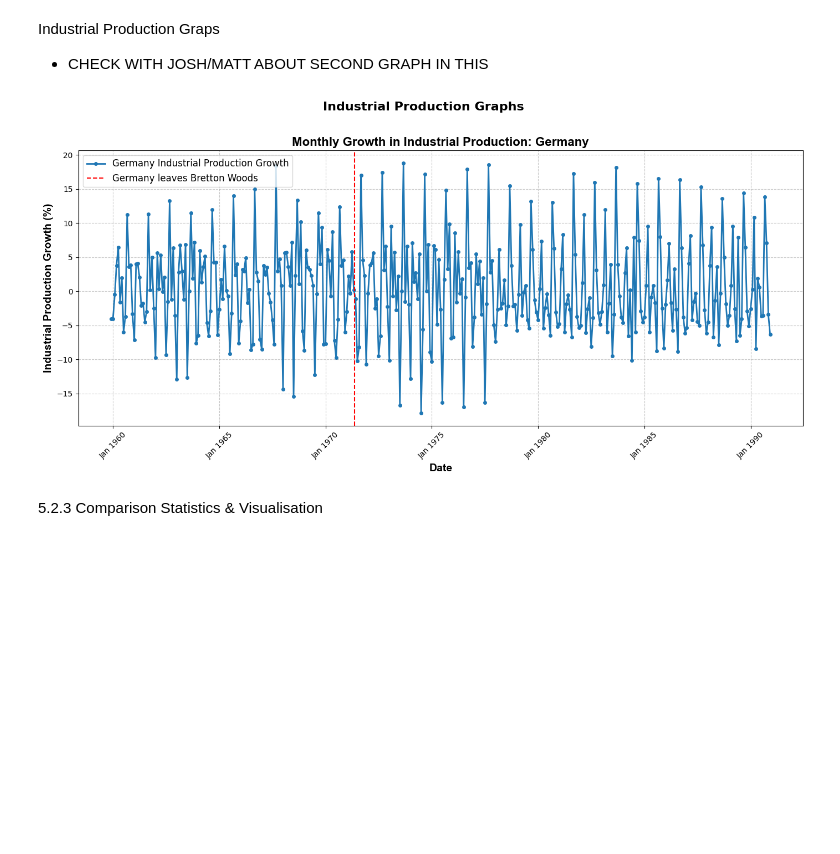
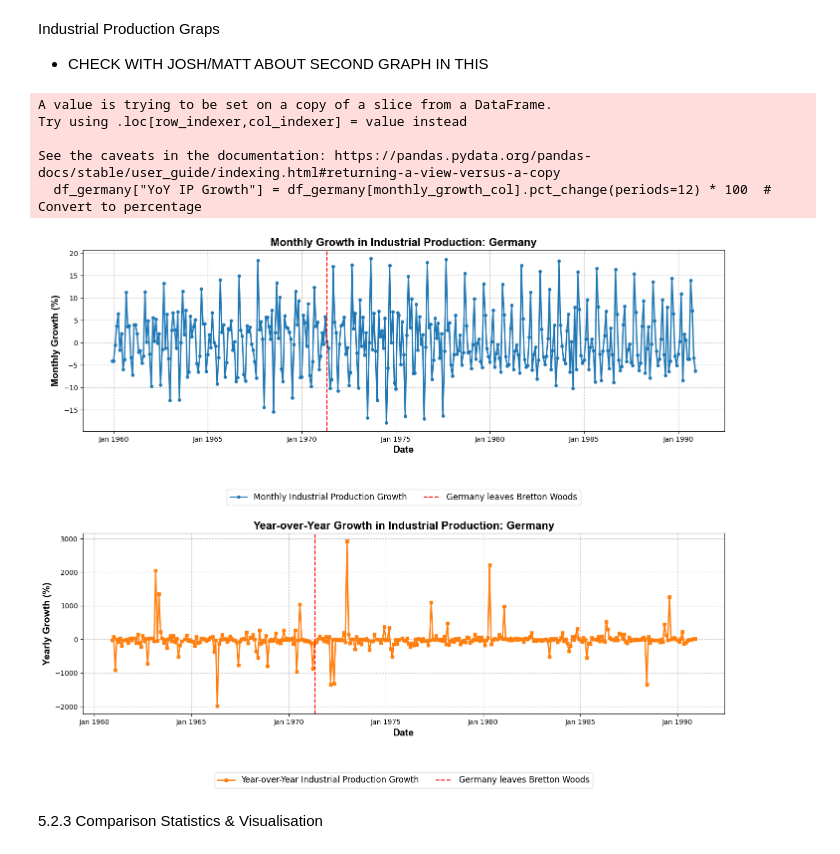
Before and after one commit to thoomkuzhymatthew/EC1B1_group28, a Jupyter notebook: code/Section_5_code.ipynb, the cells around one changed output. Saved outputs shown, nothing was run; the diff lists cells and outputs as text; code cells hidden in the pictures; blank space fills up the shorter version.

```diff
--- a/code/Section_5_code.ipynb
+++ b/code/Section_5_code.ipynb
@@ -217,53 +217,70 @@ Industrial Production Graps
 # %%
 import pandas as pd
 import matplotlib.pyplot as plt
 import matplotlib.dates as mdates
 
 # Load the data
 df = pd.read_excel("../data/final_df.xlsx")
 
 # Convert 'Time' column to datetime format
 df["Time"] = pd.to_datetime(df["Time"], errors="coerce")
 
 # Filter the data for Germany
 df_germany = df[df["Country"] == "Germany"]
 
-# Define the column for monthly industrial production growth
-industrial_production_column = "German Monthly IP Growth"
+# Define the columns
+monthly_growth_col = "German Monthly IP Growth"
 
-# Create the figure and axis for the plot
-fig, ax = plt.subplots(figsize=(14, 7))
+# Calculate Year-over-Year (YoY) Growth
+df_germany["YoY IP Growth"] = df_germany[monthly_growth_col].pct_change(periods=12) * 100  # Convert to percentage
 
-# Plot Germany's industrial production growth
-ax.plot(df_germany["Time"], df_germany[industrial_production_column], label="Germany Industrial Production Growth", color="#1f77b4", linewidth=2, marker="o", markersize=4)
+# Create figure with two separate subplots
+fig, axes = plt.subplots(nrows=2, ncols=1, figsize=(14, 12), sharex=False)
 
-# Add vertical red line marking Germany's exit from Bretton Woods (May 1971)
-ax.axvline(pd.to_datetime("1971-05-10"), color="red", linestyle="--", linewidth=1.5, label="Germany leaves Bretton Woods")
+# ---- Plot 1: Monthly Growth in Industrial Production ----
+axes[0].plot(df_germany["Time"], df_germany[monthly_growth_col], label="Monthly Industrial Production Growth",
+             color="#1f77b4", linewidth=2, marker="o", markersize=4)
 
-# Set labels and title
-ax.set_xlabel("Date", fontsize=14, fontweight='bold', family='Arial')
-ax.set_ylabel("Industrial Production Growth (%)", fontsize=14, fontweight='bold', family='Arial')
-ax.set_title("Monthly Growth in Industrial Production: Germany", fontsize=16, fontweight='bold', family='Arial')
+axes[0].axvline(pd.to_datetime("1971-05-10"), color="red", linestyle="--", linewidth=1.5, label="Germany leaves Bretton Woods")
 
-# Grid and legend
-ax.grid(True, linestyle="--", alpha=0.7)
-ax.legend(fontsize=12, loc='upper left')
+axes[0].set_xlabel("Date", fontsize=14, fontweight='bold', family='Arial')
+axes[0].set_ylabel("Monthly Growth (%)", fontsize=14, fontweight='bold', family='Arial')
+axes[0].set_title("Monthly Growth in Industrial Production: Germany", fontsize=16, fontweight='bold', family='Arial')
 
-# Set x-axis to show yearly ticks, format the dates
-ax.xaxis.set_major_locator(mdates.YearLocator(5))
-ax.xaxis.set_major_formatter(mdates.DateFormatter("%b %Y"))
-ax.tick_params(axis='x', rotation=45, labelsize=10)
+axes[0].grid(True, linestyle="--", alpha=0.7)
+axes[0].xaxis.set_major_locator(mdates.YearLocator(5))
+axes[0].xaxis.set_major_formatter(mdates.DateFormatter("%b %Y"))
 
-# Add the overall title for industrial production section
-fig.suptitle("Industrial Production Graphs", fontsize=16, fontweight='bold')
+# Legend below the first graph
+axes[0].legend(fontsize=12, loc='upper center', bbox_to_anchor=(0.5, -0.3), ncol=2)
 
-# Tight layout for better spacing
+# ---- Plot 2: Year-over-Year Growth in Industrial Production ----
+axes[1].plot(df_germany["Time"], df_germany["YoY IP Growth"], label="Year-over-Year Industrial Production Growth",
+             color="#ff7f0e", linewidth=2, marker="s", markersize=4)
+
+axes[1].axvline(pd.to_datetime("1971-05-10"), color="red", linestyle="--", linewidth=1.5, label="Germany leaves Bretton Woods")
+
+axes[1].set_xlabel("Date", fontsize=14, fontweight='bold', family='Arial')
+axes[1].set_ylabel("Yearly Growth (%)", fontsize=14, fontweight='bold', family='Arial')
+axes[1].set_title("Year-over-Year Growth in Industrial Production: Germany", fontsize=16, fontweight='bold', family='Arial')
+
+axes[1].grid(True, linestyle="--", alpha=0.7)
+axes[1].xaxis.set_major_locator(mdates.YearLocator(5))
+axes[1].xaxis.set_major_formatter(mdates.DateFormatter("%b %Y"))
+
+# Legend below the second graph
+axes[1].legend(fontsize=12, loc='upper center', bbox_to_anchor=(0.5, -0.3), ncol=2)
+
+# Adjust layout and show plot
 plt.tight_layout(rect=[0, 0, 1, 0.96])
-
-# Show plot
 plt.show()
 # %% [output]
+A value is trying to be set on a copy of a slice from a DataFrame.
+Try using .loc[row_indexer,col_indexer] = value instead
+
+See the caveats in the documentation: https://pandas.pydata.org/pandas-docs/stable/user_guide/indexing.html#returning-a-view-versus-a-copy
+  df_germany["YoY IP Growth"] = df_germany[monthly_growth_col].pct_change(periods=12) * 100  # Convert to percentage
-[figure, old version]
+[figure, new version]
 # %% [markdown]
 5.2.3 Comparison Statistics & Visualisation
 # %%
```
Also changed, not shown: parts of 2 cells of this notebook.
